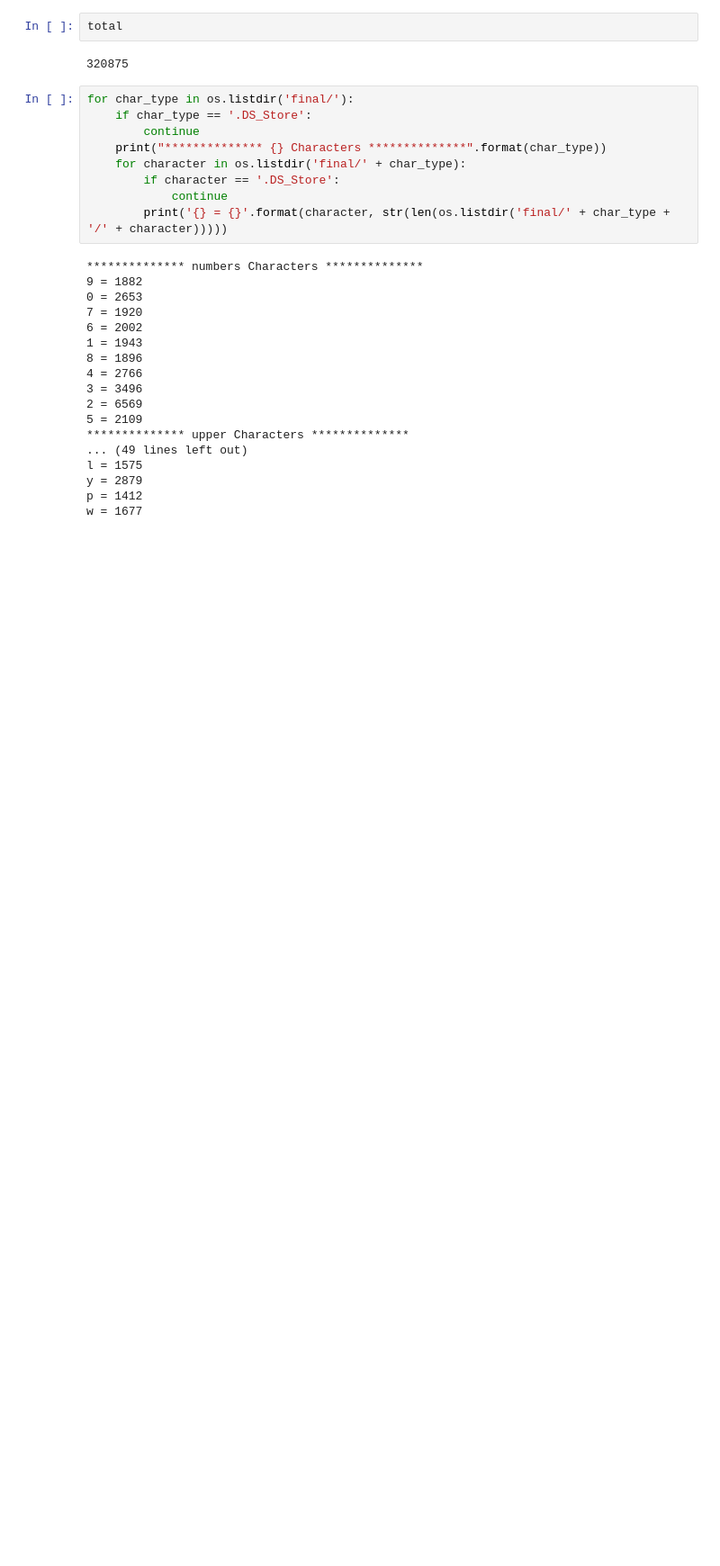
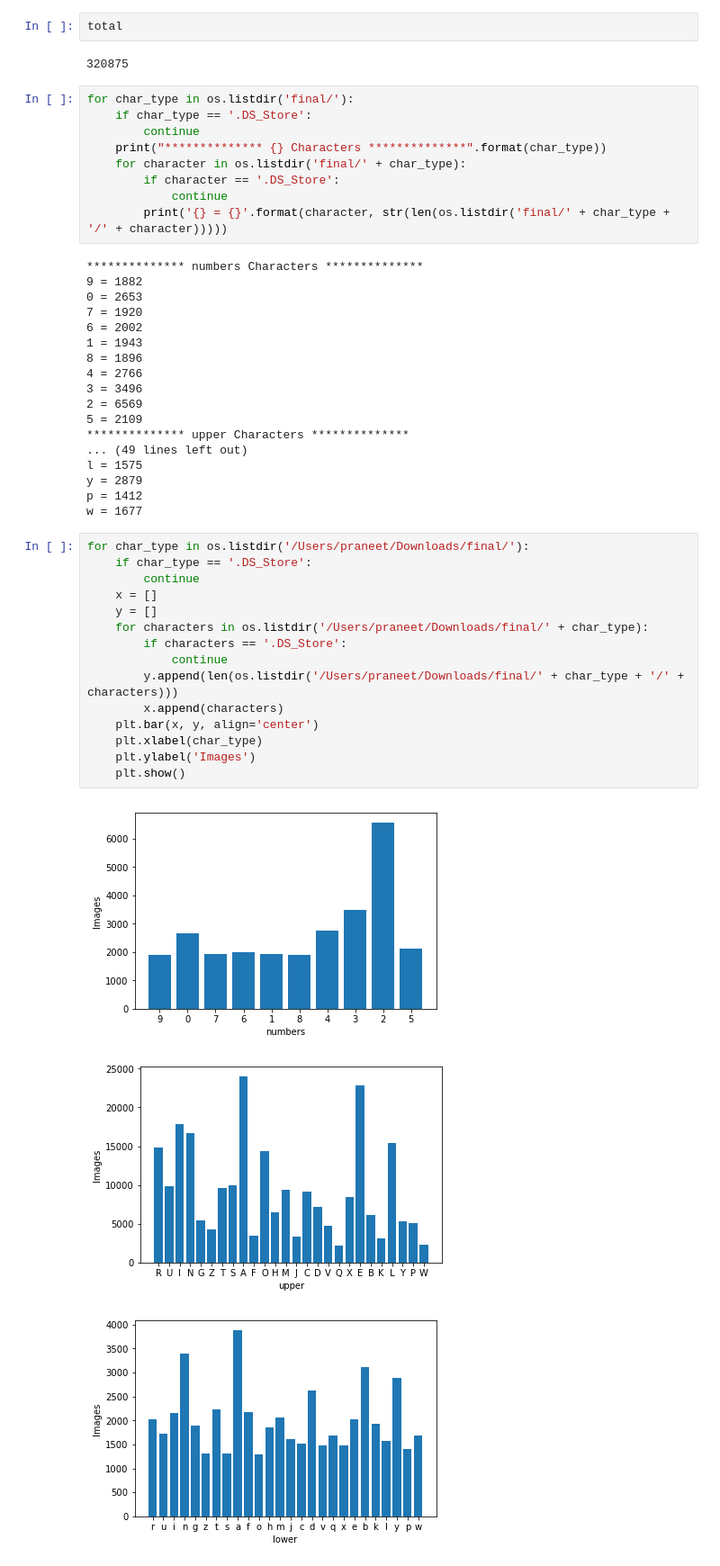
Before and after one commit to Praneet9/Handwriting_Recognition, a Jupyter notebook: Dataset_Collection.ipynb, the cells around one changed output. Shown at 90% size. Saved outputs shown, nothing was run; the diff lists cells and outputs as text; blank space fills up the shorter version.

Commit message:
data collection plot

```diff
--- a/Dataset_Collection.ipynb
+++ b/Dataset_Collection.ipynb
@@ -61,3 +61,22 @@ l = 1575
 y = 2879
 p = 1412
 w = 1677
+# %%
+for char_type in os.listdir('/Users/praneet/Downloads/final/'):
+    if char_type == '.DS_Store':
+        continue
+    x = []
+    y = []
+    for characters in os.listdir('/Users/praneet/Downloads/final/' + char_type):
+        if characters == '.DS_Store':
+            continue
+        y.append(len(os.listdir('/Users/praneet/Downloads/final/' + char_type + '/' + characters)))
+        x.append(characters)
+    plt.bar(x, y, align='center')
+    plt.xlabel(char_type)
+    plt.ylabel('Images')
+    plt.show()
+# %% [output]
+[figure, added]
+[figure, added]
+[figure, added]
```
Also changed, not shown: parts of 2 cells of this notebook.
